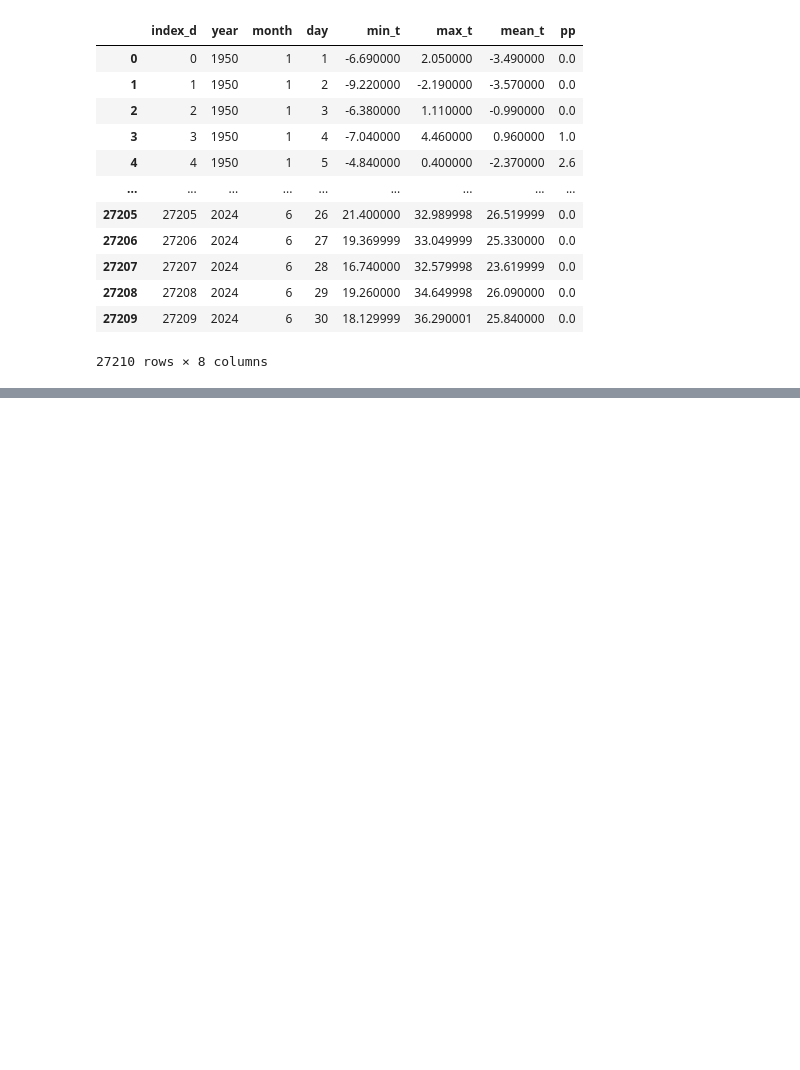
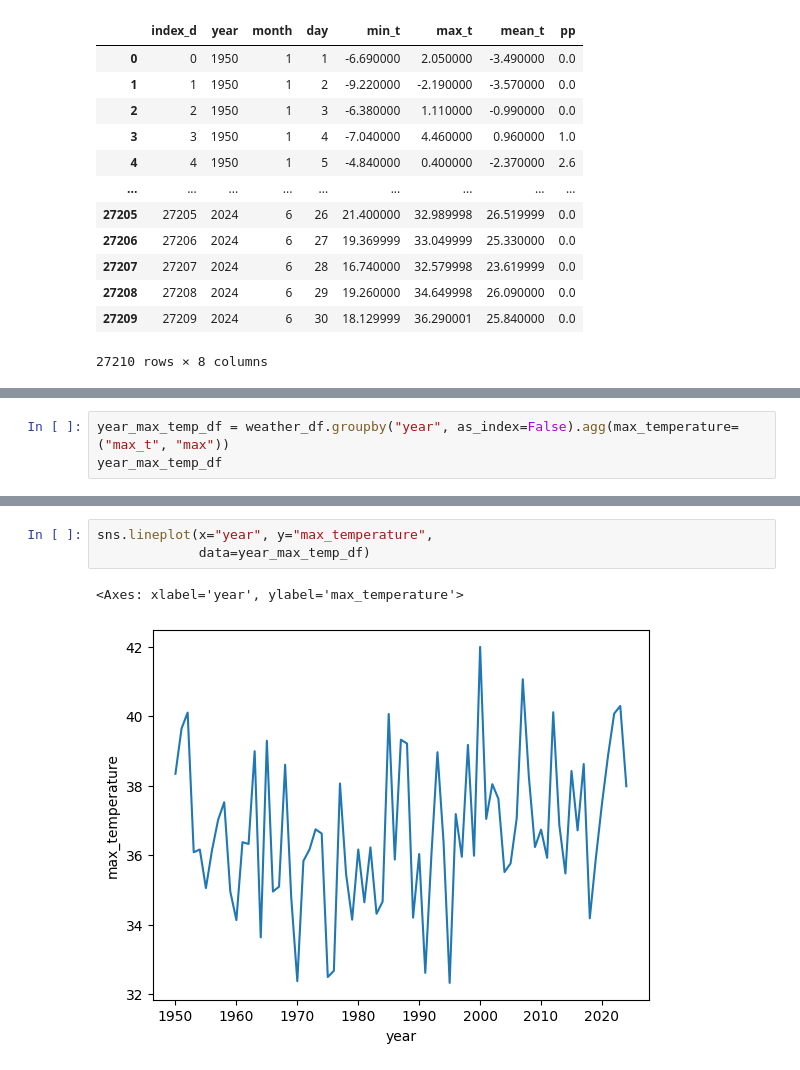
Before and after one commit to paunstefan/europe_weather_data, a Jupyter notebook: notebook.ipynb, the cells around one changed output, grey strips where cells are left out. Drawn from its saved outputs; the diff is of its cells as text; blank space fills up the shorter version.

```diff
--- a/notebook.ipynb
+++ b/notebook.ipynb
@@ -38,0 +62,3 @@ weather_df
+# %%
+year_max_temp_df = weather_df.groupby("year", as_index=False).agg(max_temperature=("max_t", "max"))
+year_max_temp_df
@@ -38,0 +79,6 @@ weather_df
+# %%
+sns.lineplot(x="year", y="max_temperature",
+             data=year_max_temp_df)
+# %% [output]
+<Axes: xlabel='year', ylabel='max_temperature'>
+[figure, added]
```
Also changed, not shown: parts of 4 cells of this notebook, 2 other files.
